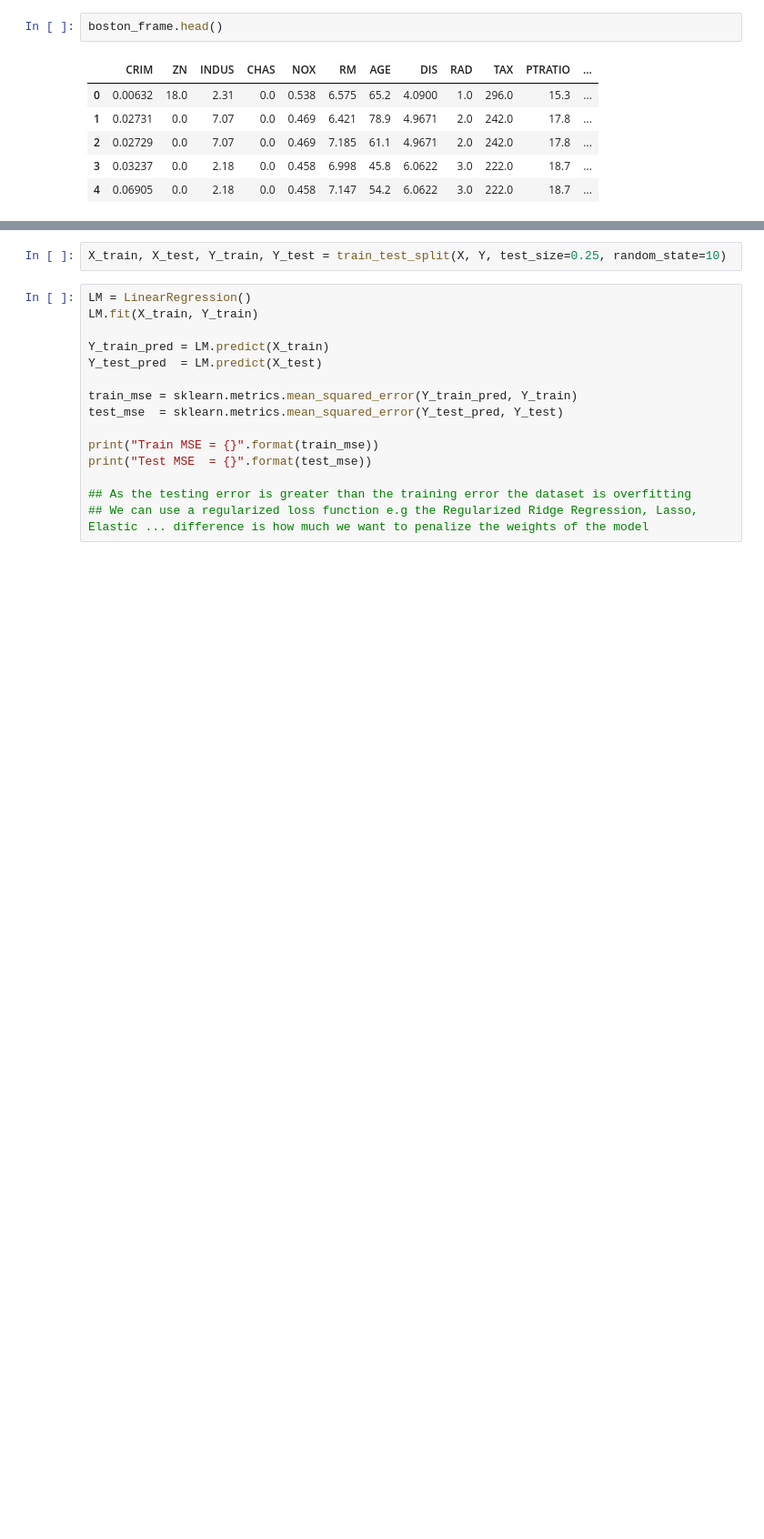
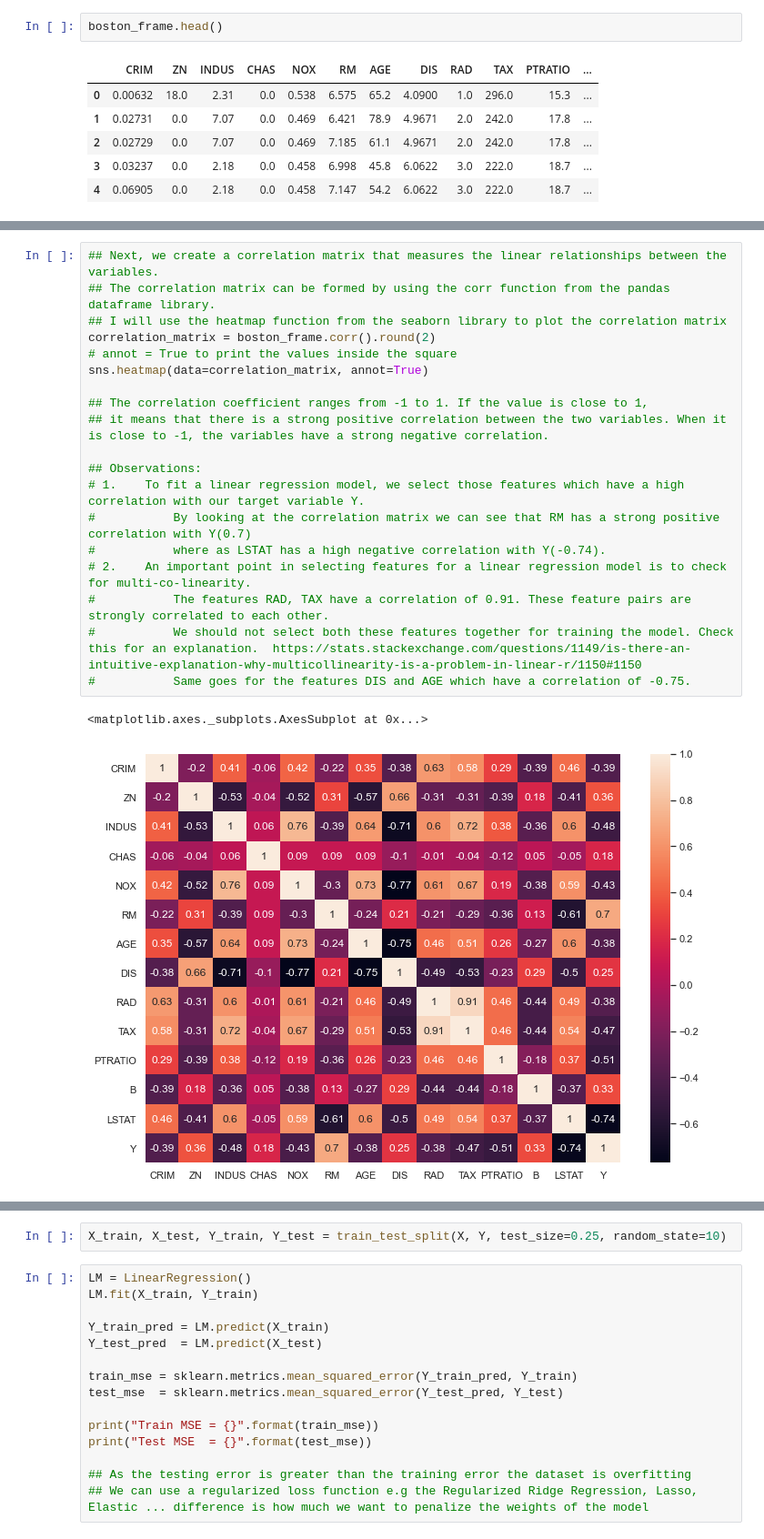
Before and after one commit to jasimahmedkhan/AI-Material, a Jupyter notebook: linear_regression.ipynb, the cells around one changed output, grey strips where cells are left out. Shown: that part at 91% size. Cells and saved outputs as stored; diff of their text form; blank space fills up the shorter version.

```diff
--- a/linear_regression.ipynb
+++ b/linear_regression.ipynb
@@ -125,0 +155,22 @@ boston_frame.describe()
+# %%
+## Next, we create a correlation matrix that measures the linear relationships between the variables.
+## The correlation matrix can be formed by using the corr function from the pandas dataframe library.
+## I will use the heatmap function from the seaborn library to plot the correlation matrix
+correlation_matrix = boston_frame.corr().round(2)
+# annot = True to print the values inside the square
+sns.heatmap(data=correlation_matrix, annot=True)
+
+## The correlation coefficient ranges from -1 to 1. If the value is close to 1,
+## it means that there is a strong positive correlation between the two variables. When it is close to -1, the variables have a strong negative correlation.
+
+## Observations:
+# 1.    To fit a linear regression model, we select those features which have a high correlation with our target variable Y.
+#           By looking at the correlation matrix we can see that RM has a strong positive correlation with Y(0.7)
+#           where as LSTAT has a high negative correlation with Y(-0.74).
+# 2.    An important point in selecting features for a linear regression model is to check for multi-co-linearity.
+#           The features RAD, TAX have a correlation of 0.91. These feature pairs are strongly correlated to each other.
+#           We should not select both these features together for training the model. Check this for an explanation.  https://stats.stackexchange.com/questions/1149/is-there-an-intuitive-explanation-why-multicollinearity-is-a-problem-in-linear-r/1150#1150
+#           Same goes for the features DIS and AGE which have a correlation of -0.75.
+# %% [output]
+<matplotlib.axes._subplots.AxesSubplot at 0x...>
+[figure, added]
```
Also changed, not shown: parts of 10 cells of this notebook.
